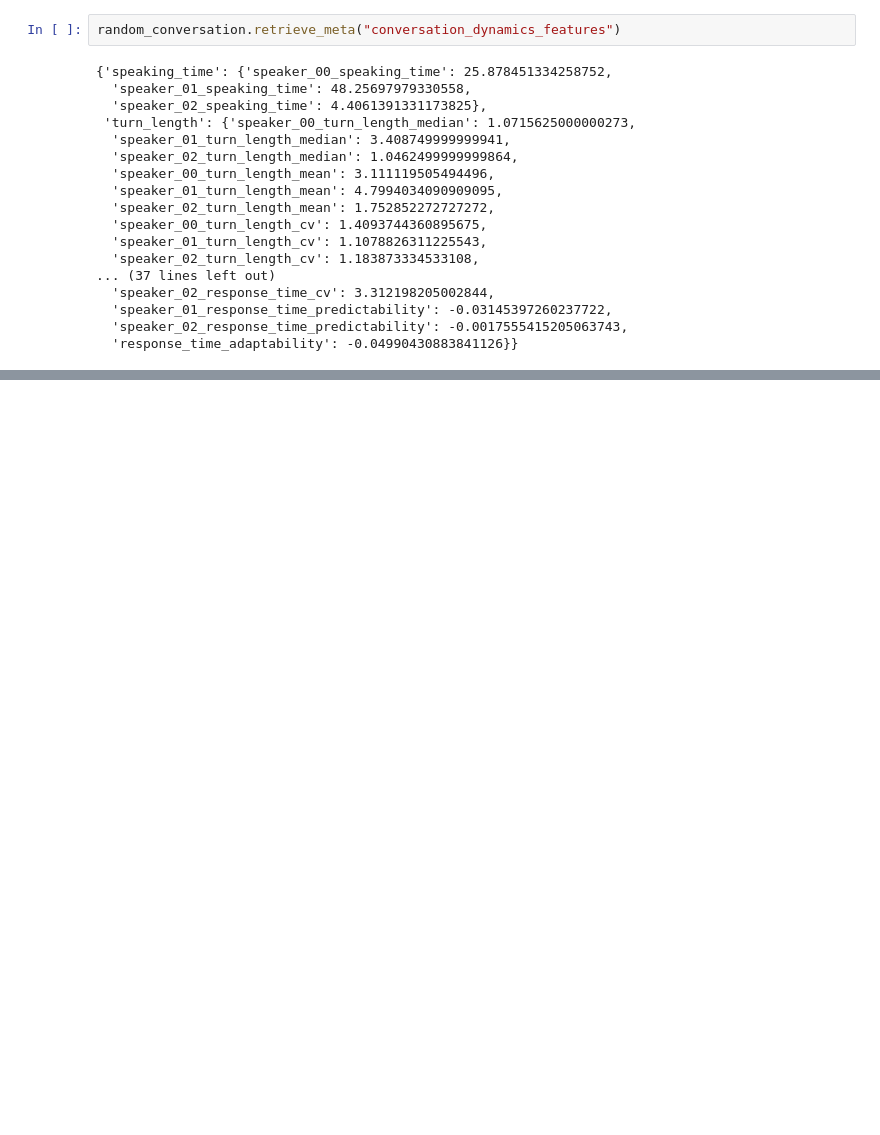
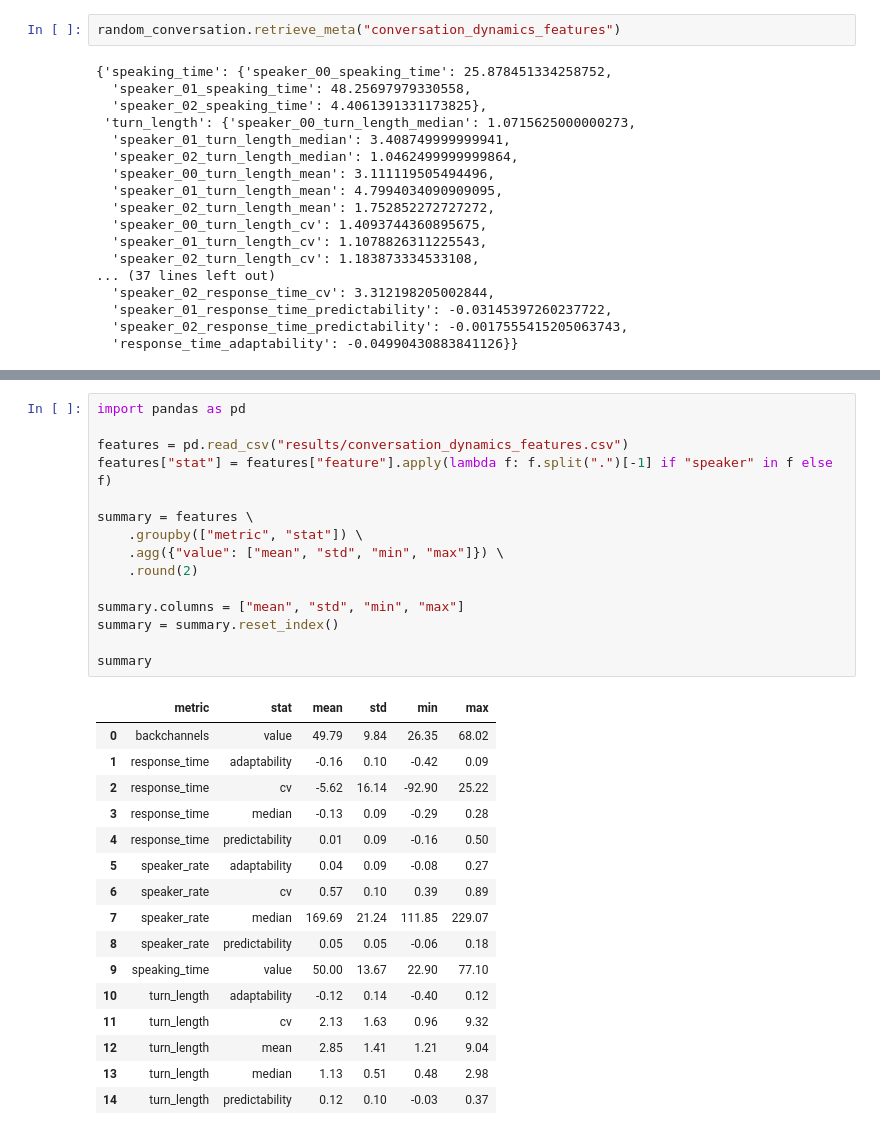
Before and after one commit to shshnk94/candy, a Jupyter notebook: analysis.ipynb, the cells around one changed output, grey strips where cells are left out. Cells and saved outputs as stored; diff of their text form; blank space fills up the shorter version.

```diff
--- a/analysis.ipynb
+++ b/analysis.ipynb
@@ -298,0 +328,32 @@ random_conversation.retrieve_meta("conversation_dynamics_features")
+# %%
+import pandas as pd
+
+features = pd.read_csv("results/conversation_dynamics_features.csv")
+features["stat"] = features["feature"].apply(lambda f: f.split(".")[-1] if "speaker" in f else f)
+
+summary = features \
+    .groupby(["metric", "stat"]) \
+    .agg({"value": ["mean", "std", "min", "max"]}) \
+    .round(2)
+
+summary.columns = ["mean", "std", "min", "max"]
+summary = summary.reset_index()
+
+summary
+# %% [output]
+|  | metric | stat | mean | std | min | max |
+| 0 | backchannels | value | 49.79 | 9.84 | 26.35 | 68.02 |
+| 1 | response_time | adaptability | -0.16 | 0.10 | -0.42 | 0.09 |
+| 2 | response_time | cv | -5.62 | 16.14 | -92.90 | 25.22 |
+| 3 | response_time | median | -0.13 | 0.09 | -0.29 | 0.28 |
+| 4 | response_time | predictability | 0.01 | 0.09 | -0.16 | 0.50 |
+| 5 | speaker_rate | adaptability | 0.04 | 0.09 | -0.08 | 0.27 |
+| 6 | speaker_rate | cv | 0.57 | 0.10 | 0.39 | 0.89 |
+| 7 | speaker_rate | median | 169.69 | 21.24 | 111.85 | 229.07 |
+| 8 | speaker_rate | predictability | 0.05 | 0.05 | -0.06 | 0.18 |
+| 9 | speaking_time | value | 50.00 | 13.67 | 22.90 | 77.10 |
+| 10 | turn_length | adaptability | -0.12 | 0.14 | -0.40 | 0.12 |
+| 11 | turn_length | cv | 2.13 | 1.63 | 0.96 | 9.32 |
+| 12 | turn_length | mean | 2.85 | 1.41 | 1.21 | 9.04 |
+| 13 | turn_length | median | 1.13 | 0.51 | 0.48 | 2.98 |
+| 14 | turn_length | predictability | 0.12 | 0.10 | -0.03 | 0.37 |
```
Also changed, not shown: parts of 28 cells of this notebook, 18 other files.
